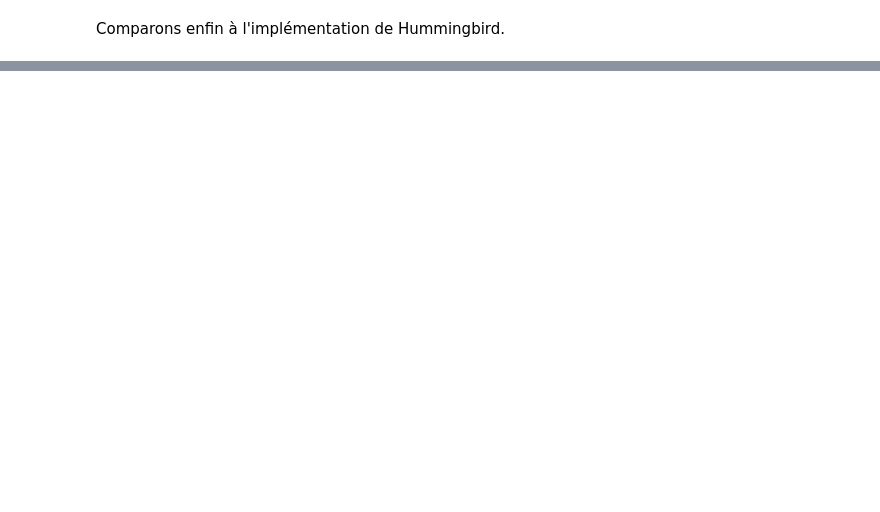
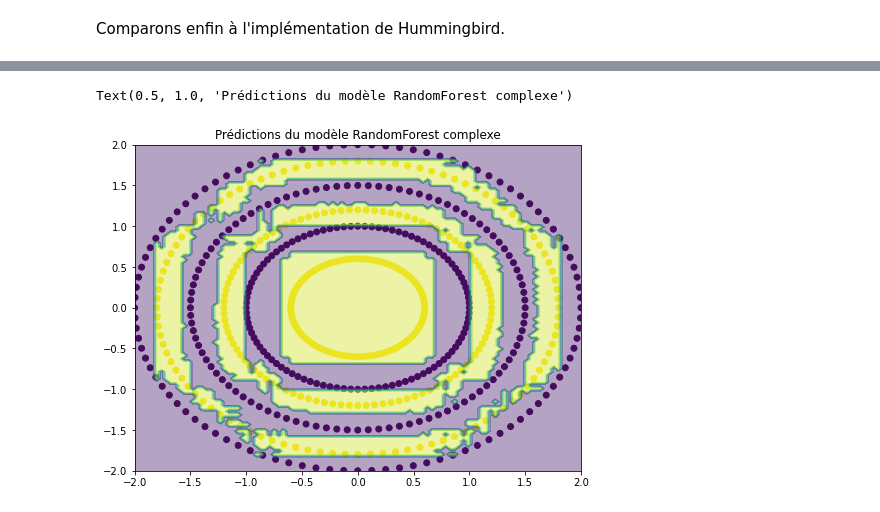
Before and after one commit to Nathra21/eltdm_project, a Jupyter notebook: Report.ipynb, the cells around one changed output, grey strips where cells are left out. Saved outputs shown, nothing was run; the diff lists cells and outputs as text; code cells hidden in the pictures; blank space fills up the shorter version.

```diff
--- a/Report.ipynb
+++ b/Report.ipynb
@@ -232,0 +233,20 @@ rf_hb_cuda = convert(clf, "pytorch").to("cuda")
+# %%
+# On vérifie que tous les arbres ont la profondeur maximale, c'est important pour que nos tests de performance soient valides
+clf = RandomForestClassifier(n_estimators=100, max_depth=10, random_state=0).fit(X, y)
+depths = [tree.get_depth() for tree in clf.estimators_]
+assert all(d == 10 for d in depths)
+
+# On peut s'amuser à visualiser les prédictions de ce modèle complexe
+plt.subplots(figsize=(8, 6))
+plt.scatter(X[:, 0], X[:, 1], c=y)
+
+grid_1d = np.linspace(-1.1, 1.1, 100)
+xx, yy = np.meshgrid(np.linspace(X[:, 0].min(), X[:, 0].max(), 100), np.linspace(X[:, 1].min(), X[:, 1].max(), 100))
+Z = clf.predict(np.c_[xx.ravel(), yy.ravel()])
+Z = Z.reshape(xx.shape)
+plt.contourf(xx, yy, Z, alpha=0.4)
+
+plt.title("Prédictions du modèle RandomForest complexe")
+# %% [output]
+Text(0.5, 1.0, 'Prédictions du modèle RandomForest complexe')
+[figure, added]
```
Also changed, not shown: parts of 19 cells of this notebook, 3 other files.
